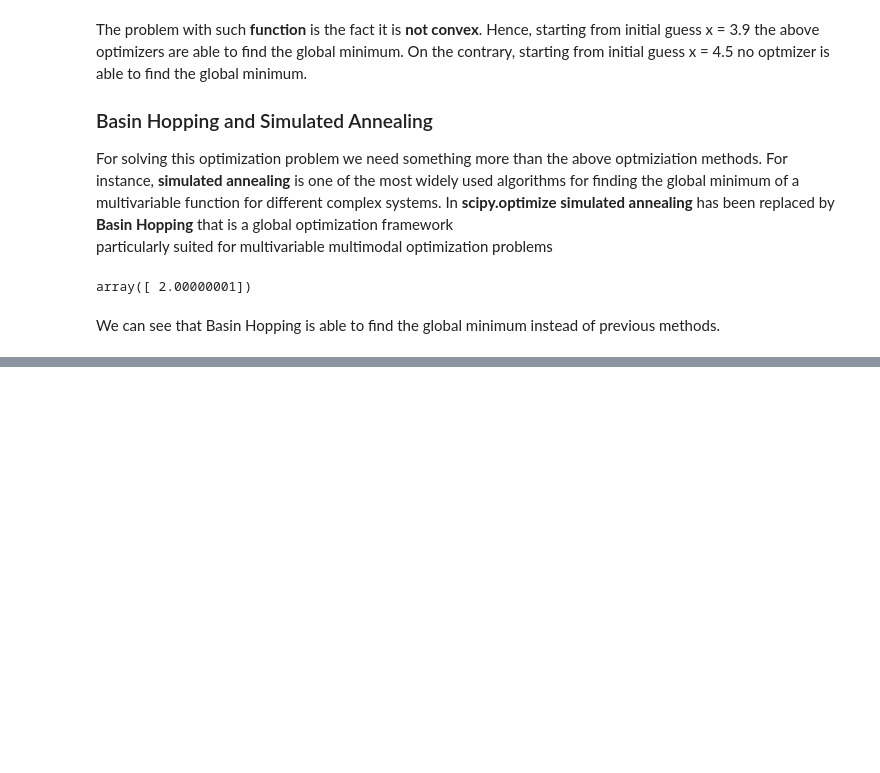
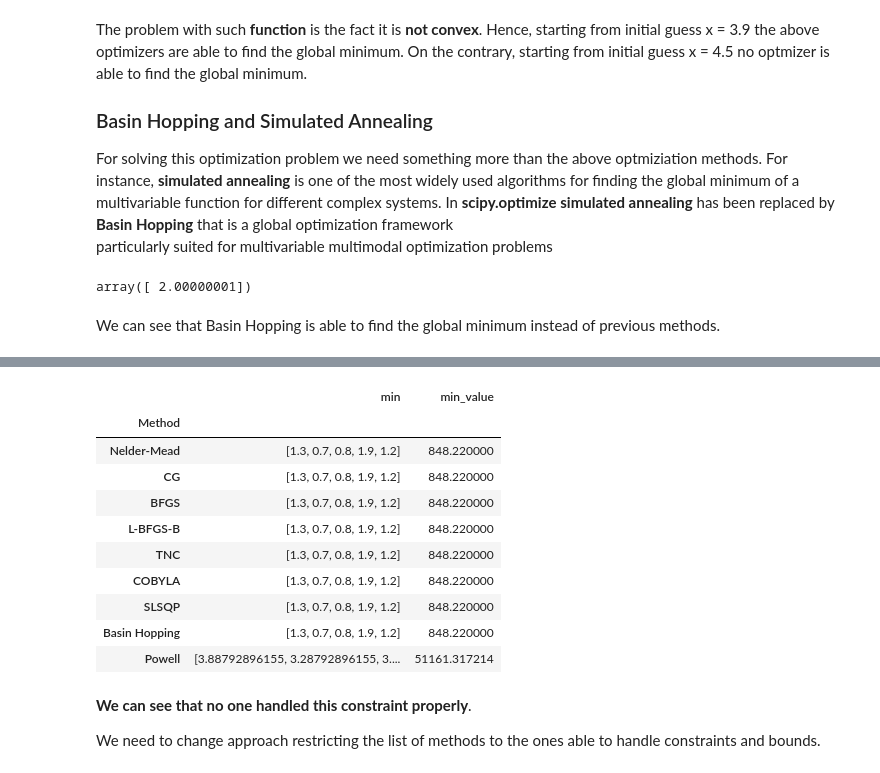
Before and after one commit to gtesei/python-for-finance-notes, a Jupyter notebook: basic_notes/2_optimizing_portfolios.ipynb, the cells around one changed output, grey strips where cells are left out. Saved outputs shown, nothing was run; the diff lists cells and outputs as text; code cells hidden in the pictures; blank space fills up the shorter version.

```diff
--- a/basic_notes/2_optimizing_portfolios.ipynb
+++ b/basic_notes/2_optimizing_portfolios.ipynb
@@ -190,0 +292,45 @@ We can see that Basin Hopping is able to find the global minimum instead of prev
+# %%
+def my_rosen(x,out_value=10e10,approx = 0.1):
+
+    ## no negative values
+    if np.any(x<0.0):
+        return out_value
+
+    ## x1 = x2 = x3 = x4
+    if type(x) is list:
+        x = np.array(x)
+    if  np.absolute(x[0] - x[1])<approx and np.absolute(x[0] - x[2])<approx and np.absolute(x[0] - x[3])<approx and np.absolute(x[1] - x[2])<approx and np.absolute(x[1] - x[3])<approx and np.absolute(x[2] - x[3])<approx:
+        rosen(x)
+    else:
+        return out_value
+# %%
+mins = [spo.minimize(my_rosen,[1.3, 0.7, 0.8, 1.9, 1.2],method=om,) for om in opt_methods_no_Jacobian]
+
+min_df = pd.DataFrame({'Method' : opt_methods_no_Jacobian,
+ 'min' : [m.x for m in mins],
+  'min_value': [rosen(m.x) for m in mins]
+  }).set_index('Method')
+min_df.sort_values(by = 'min_value' , inplace=True)
+res = basinhopping(my_rosen, [1.3, 0.7, 0.8, 1.9, 1.2], minimizer_kwargs={"method": "BFGS"},niter=200)
+min_df = pd.DataFrame({'Method' : opt_methods_no_Jacobian+['Basin Hopping'],
+ 'min' : [m.x for m in mins]+[res.x],
+  'min_value': [rosen(m.x) for m in mins]+[rosen(res.x)]
+  }).set_index('Method')
+min_df.sort_values(by = 'min_value' , inplace=True)
+min_df
+# %% [output]
+|  | min | min_value |
+| Method |  |  |
+| Nelder-Mead | [1.3, 0.7, 0.8, 1.9, 1.2] | 848.220000 |
+| CG | [1.3, 0.7, 0.8, 1.9, 1.2] | 848.220000 |
+| BFGS | [1.3, 0.7, 0.8, 1.9, 1.2] | 848.220000 |
+| L-BFGS-B | [1.3, 0.7, 0.8, 1.9, 1.2] | 848.220000 |
+| TNC | [1.3, 0.7, 0.8, 1.9, 1.2] | 848.220000 |
+| COBYLA | [1.3, 0.7, 0.8, 1.9, 1.2] | 848.220000 |
+| SLSQP | [1.3, 0.7, 0.8, 1.9, 1.2] | 848.220000 |
+| Basin Hopping | [1.3, 0.7, 0.8, 1.9, 1.2] | 848.220000 |
+| Powell | [3.88792896155, 3.28792896155, 3.... | 51161.317214 |
+# %% [markdown]
+__We can see that no one handled this constraint properly__.
+
+We need to change approach restricting the list of methods to the ones able to handle constraints and bounds.
```
Also changed, not shown: parts of 12 cells of this notebook.
